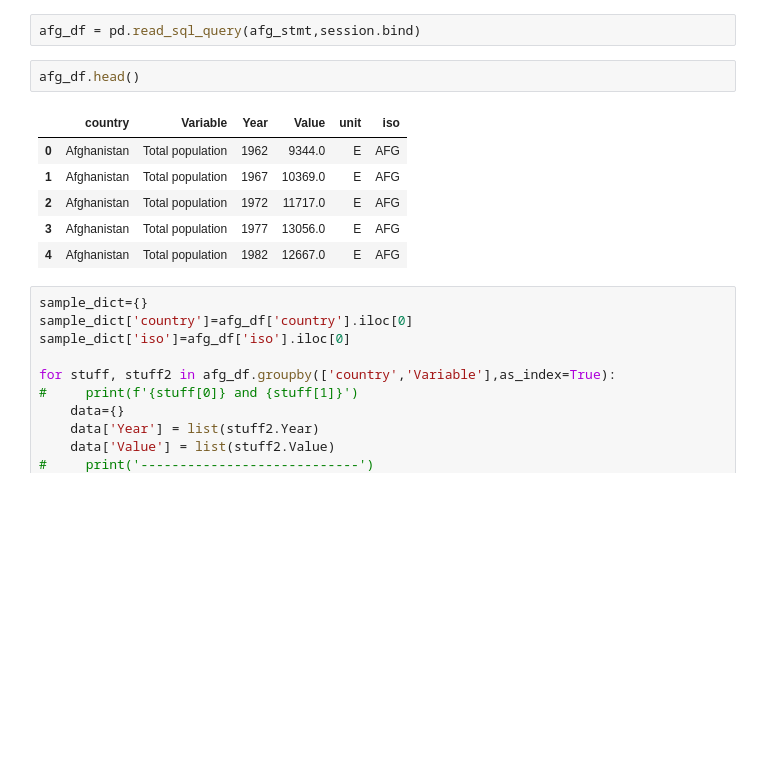
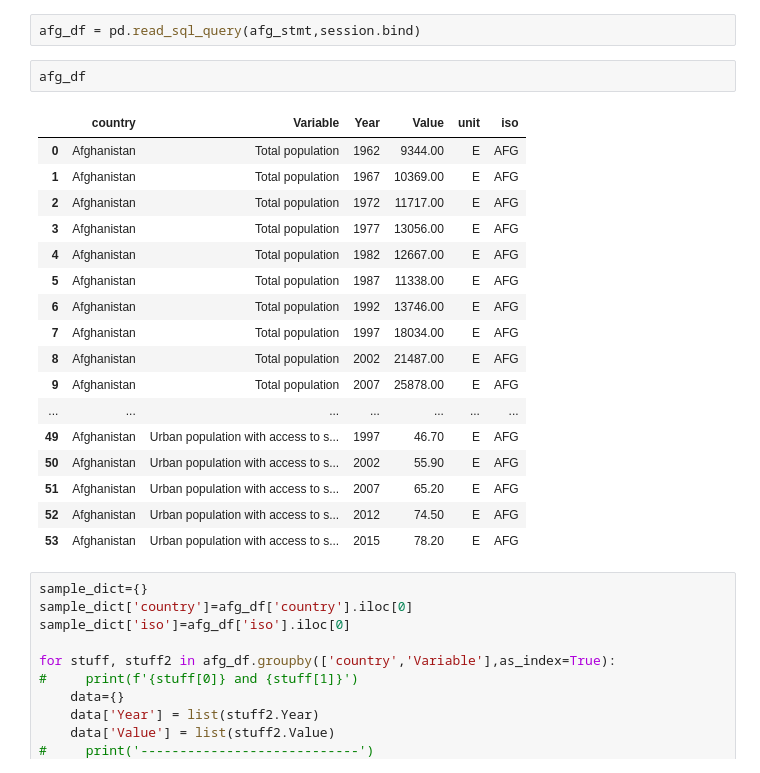
Before and after one commit to Modosaki/Project2-WaterWorld, a Jupyter notebook: tao-branch/testing_db.ipynb, the cells around one changed output. Saved outputs shown, nothing was run; the diff lists cells and outputs as text; blank space fills up the shorter version.

```diff
--- a/tao-branch/testing_db.ipynb
+++ b/tao-branch/testing_db.ipynb
@@ -100,14 +116,25 @@ afg_stmt = session.query(*sel).filter(Aquastat_table.iso == 'AFG').statement
 # %%
 afg_df = pd.read_sql_query(afg_stmt,session.bind)
 # %%
-afg_df.head()
+afg_df
 # %% [output]
 |  | country | Variable | Year | Value | unit | iso |
-| 0 | Afghanistan | Total population | 1962 | 9344.0 | E | AFG |
-| 1 | Afghanistan | Total population | 1967 | 10369.0 | E | AFG |
-| 2 | Afghanistan | Total population | 1972 | 11717.0 | E | AFG |
-| 3 | Afghanistan | Total population | 1977 | 13056.0 | E | AFG |
-| 4 | Afghanistan | Total population | 1982 | 12667.0 | E | AFG |
+| 0 | Afghanistan | Total population | 1962 | 9344.00 | E | AFG |
+| 1 | Afghanistan | Total population | 1967 | 10369.00 | E | AFG |
+| 2 | Afghanistan | Total population | 1972 | 11717.00 | E | AFG |
+| 3 | Afghanistan | Total population | 1977 | 13056.00 | E | AFG |
+| 4 | Afghanistan | Total population | 1982 | 12667.00 | E | AFG |
+| 5 | Afghanistan | Total population | 1987 | 11338.00 | E | AFG |
+| 6 | Afghanistan | Total population | 1992 | 13746.00 | E | AFG |
+| 7 | Afghanistan | Total population | 1997 | 18034.00 | E | AFG |
+| 8 | Afghanistan | Total population | 2002 | 21487.00 | E | AFG |
+| 9 | Afghanistan | Total population | 2007 | 25878.00 | E | AFG |
+| ... | ... | ... | ... | ... | ... | ... |
+| 49 | Afghanistan | Urban population with access to s... | 1997 | 46.70 | E | AFG |
+| 50 | Afghanistan | Urban population with access to s... | 2002 | 55.90 | E | AFG |
+| 51 | Afghanistan | Urban population with access to s... | 2007 | 65.20 | E | AFG |
+| 52 | Afghanistan | Urban population with access to s... | 2012 | 74.50 | E | AFG |
+| 53 | Afghanistan | Urban population with access to s... | 2015 | 78.20 | E | AFG |
 # %%
 sample_dict={}
 sample_dict['country']=afg_df['country'].iloc[0]
```
Also changed, not shown: parts of 1 cell of this notebook, 3 other files.
